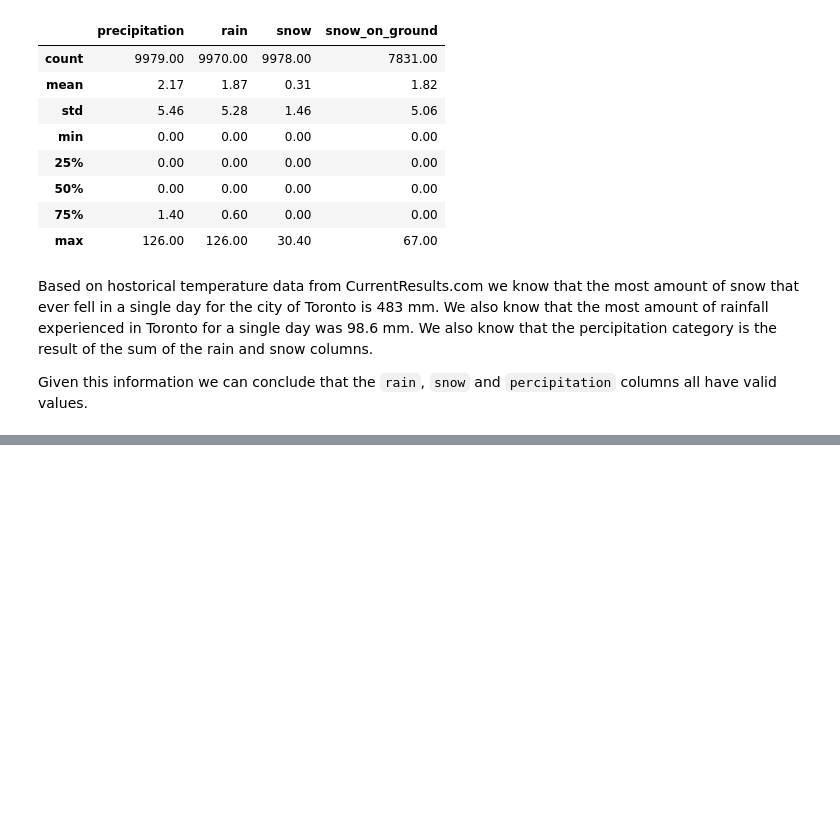
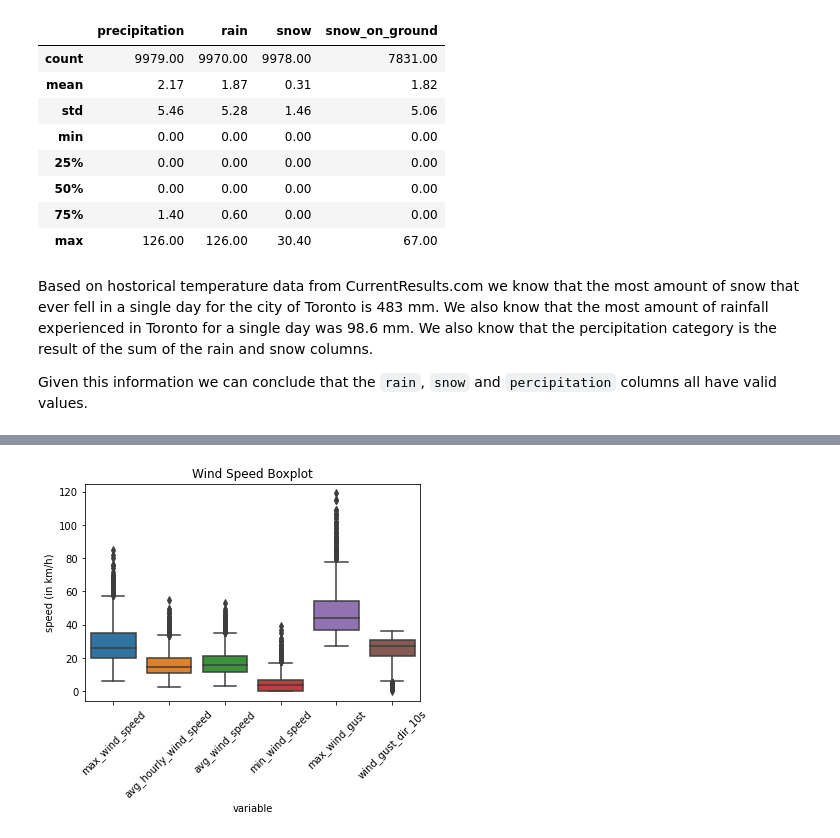
Before and after one commit to sampso29/Toronto-Rain-Prediction-, a Jupyter notebook: Toronto Rain Prediction.ipynb, the cells around one changed output, grey strips where cells are left out. Saved outputs shown, nothing was run; the diff lists cells and outputs as text; code cells hidden in the pictures; blank space fills up the shorter version.

```diff
--- a/Toronto Rain Prediction.ipynb
+++ b/Toronto Rain Prediction.ipynb
@@ -380,0 +426,10 @@ Given this information we can conclude that the `rain`, `snow` and `percipitatio
+# %%
+cols = ['max_wind_speed','avg_hourly_wind_speed','avg_wind_speed','min_wind_speed','max_wind_gust','wind_gust_dir_10s']
+wind_box_data = data_reduced.melt(id_vars='date', value_vars= cols)
+sns.boxplot(x='variable', y='value', data= wind_box_data)
+plt.xticks(rotation=45)
+plt.ylabel('speed (in km/h)')
+plt.title('Wind Speed Boxplot')
+plt.show()
+# %% [output]
+[figure, added]
```
Also changed, not shown: parts of 12 cells of this notebook.
